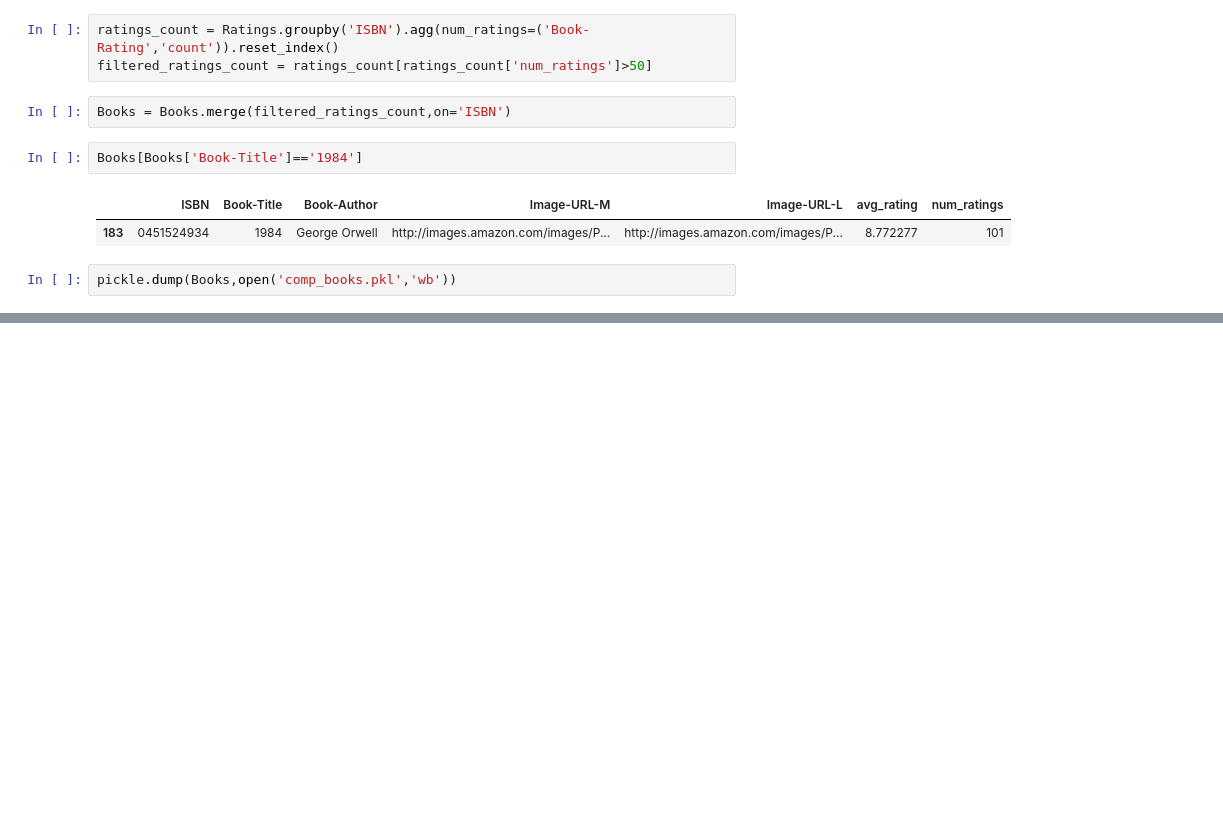
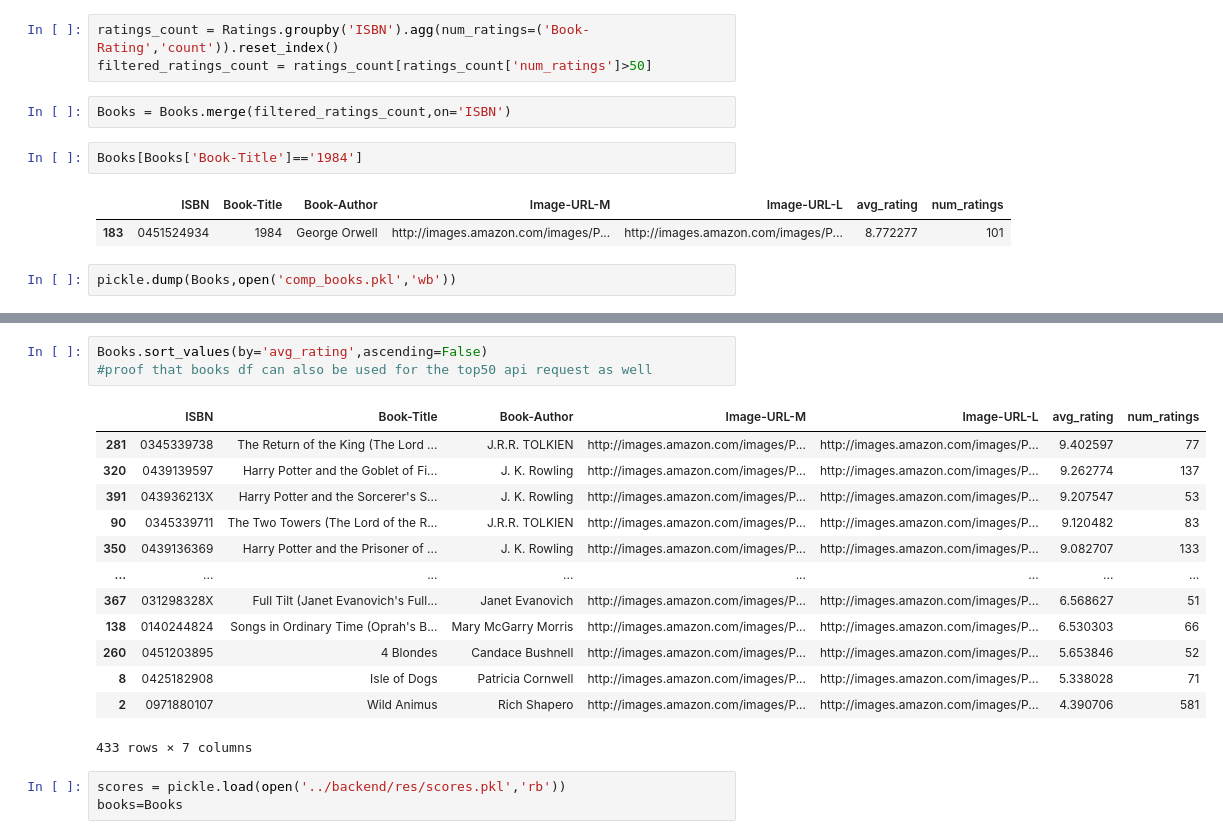
Before and after one commit to adavilalith/SmartReadsML, a Jupyter notebook: model/better_data_transformation.ipynb, the cells around one changed output, grey strips where cells are left out. Cells and saved outputs as stored; diff of their text form; blank space fills up the shorter version.

```diff
--- a/model/better_data_transformation.ipynb
+++ b/model/better_data_transformation.ipynb
@@ -117,0 +136,20 @@ pickle.dump(Books,open('comp_books.pkl','wb'))
+# %%
+Books.sort_values(by='avg_rating',ascending=False)
+#proof that books df can also be used for the top50 api request as well
+# %% [output]
+|  | ISBN | Book-Title | Book-Author | Image-URL-M | Image-URL-L | avg_rating | num_ratings |
+| 281 | 0345339738 | The Return of the King (The Lord ... | J.R.R. TOLKIEN | http://images.amazon.com/images/P... | http://images.amazon.com/images/P... | 9.402597 | 77 |
+| 320 | 0439139597 | Harry Potter and the Goblet of Fi... | J. K. Rowling | http://images.amazon.com/images/P... | http://images.amazon.com/images/P... | 9.262774 | 137 |
+| 391 | 043936213X | Harry Potter and the Sorcerer's S... | J. K. Rowling | http://images.amazon.com/images/P... | http://images.amazon.com/images/P... | 9.207547 | 53 |
+| 90 | 0345339711 | The Two Towers (The Lord of the R... | J.R.R. TOLKIEN | http://images.amazon.com/images/P... | http://images.amazon.com/images/P... | 9.120482 | 83 |
+| 350 | 0439136369 | Harry Potter and the Prisoner of ... | J. K. Rowling | http://images.amazon.com/images/P... | http://images.amazon.com/images/P... | 9.082707 | 133 |
+| ... | ... | ... | ... | ... | ... | ... | ... |
+| 367 | 031298328X | Full Tilt (Janet Evanovich's Full... | Janet Evanovich | http://images.amazon.com/images/P... | http://images.amazon.com/images/P... | 6.568627 | 51 |
+| 138 | 0140244824 | Songs in Ordinary Time (Oprah's B... | Mary McGarry Morris | http://images.amazon.com/images/P... | http://images.amazon.com/images/P... | 6.530303 | 66 |
+| 260 | 0451203895 | 4 Blondes | Candace Bushnell | http://images.amazon.com/images/P... | http://images.amazon.com/images/P... | 5.653846 | 52 |
+| 8 | 0425182908 | Isle of Dogs | Patricia Cornwell | http://images.amazon.com/images/P... | http://images.amazon.com/images/P... | 5.338028 | 71 |
+| 2 | 0971880107 | Wild Animus | Rich Shapero | http://images.amazon.com/images/P... | http://images.amazon.com/images/P... | 4.390706 | 581 |
+433 rows × 7 columns
+# %%
+scores = pickle.load(open('../backend/res/scores.pkl','rb'))
+books=Books
```
Also changed, not shown: parts of 2 cells of this notebook.
